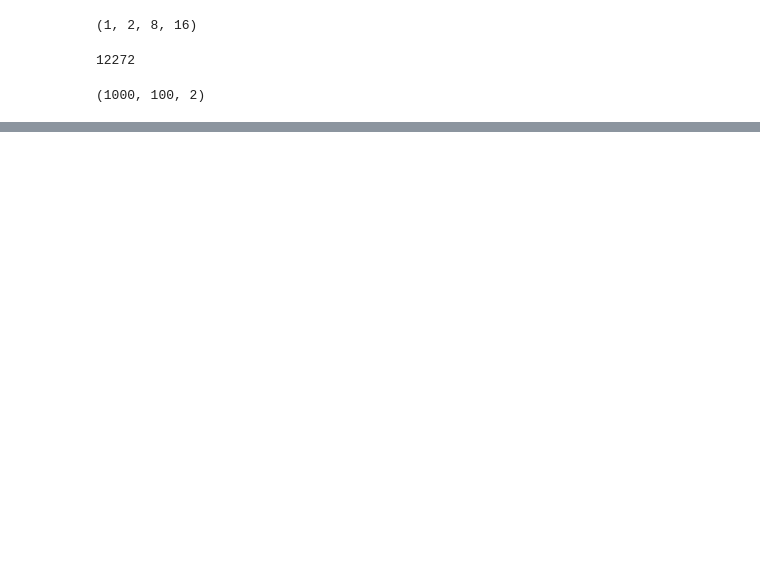
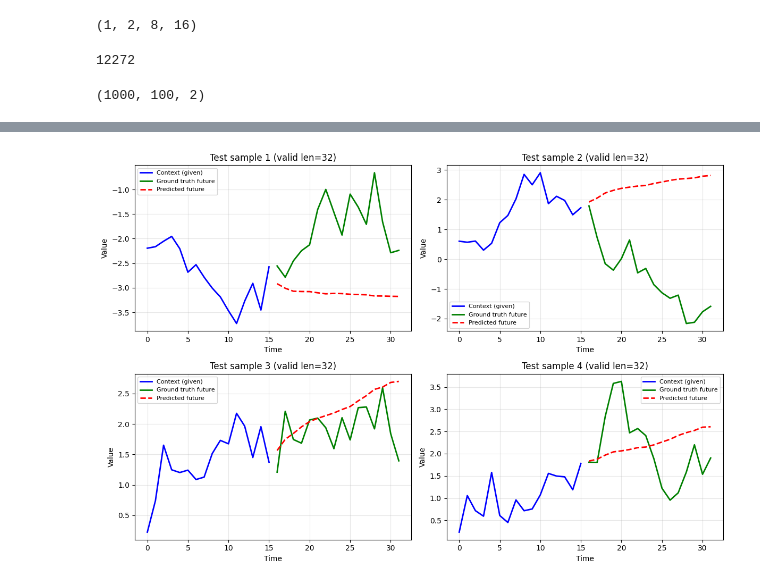
Before and after one commit to marianaw/nanoTempoPFN, a Jupyter notebook: notebooks/xlstm_playground.ipynb, the cells around one changed output, grey strips where cells are left out. Saved outputs shown, nothing was run; the diff lists cells and outputs as text; code cells hidden in the pictures; blank space fills up the shorter version.

Commit message:
First experiments

```diff
--- a/notebooks/xlstm_playground.ipynb
+++ b/notebooks/xlstm_playground.ipynb
@@ -238,0 +352,19 @@ cs.sum()/len(cs)
+# %%
+# Evaluation on test set
+def evaluate(params, n_test=100):
+    """Evaluate model on test sequences (with masking)"""
+    seqs_test, _, _ = gen(n_samples=n_test, horizon=S)
+    x_test = jnp.array(seqs_test[:, :S, :1])
+    mask_test = jnp.array(seqs_test[:, :S, -1])
+
+    preds = xlstm.apply(params, x_test, train=False)
+
+    # Masked test loss
+    target_mask = mask_test[:, 1:]
+    squared_errors = (preds[:, :-1, 0] - x_test[:, 1:, 0]) ** 2
+    test_loss = jnp.sum(squared_errors * target_mask) / (jnp.sum(target_mask) + 1e-8)
+
+    return test_loss, x_test, mask_test, preds
+
+test_loss, x_test, mask_test, preds_test = evaluate(params)
+print(f"Test MSE (masked): {test_loss:.6f}")
@@ -238,0 +373,81 @@ cs.sum()/len(cs)
+# %%
+# Autoregressive forecasting from a fixed context
+def autoregressive_forecast(params, context, n_future, full_seq_len=S):
+    """
+    Given an initial context, autoregressively predict n_future steps.
+    context: (1, context_len, 1) - initial input (can be < full_seq_len)
+
+    Uses LEFT-PADDING: context sits at the end of the input window.
+    This way, the prediction at the last position forecasts the next token.
+    """
+    context_len = context.shape[1]
+    predictions = []
+
+    # Left-pad to full sequence length if needed
+    if context_len < full_seq_len:
+        padding = jnp.zeros((1, full_seq_len - context_len, 1))
+        current_input = jnp.concatenate([padding, context], axis=1)
+    else:
+        # If context >= full_seq_len, take the last full_seq_len values
+        current_input = context[:, -full_seq_len:, :]
+
+    for _ in range(n_future):
+        # Predict: output at last position predicts next token
+        pred = xlstm.apply(params, current_input, train=False)
+        next_val = pred[0, -1, 0]
+        predictions.append(float(next_val))
+
+        # Slide window: drop first (oldest), append new prediction at end
+        current_input = jnp.concatenate([
+            current_input[:, 1:, :],
+            jnp.array([[[next_val]]])
+        ], axis=1)
+
+    return np.array(predictions)
+
+# Plot: context + autoregressive forecast vs ground truth
+fig, axes = plt.subplots(2, 2, figsize=(12, 8))
+axes = axes.flatten()
+
+context_len = 16  # Use first 16 steps as context
+n_future = S - context_len  # Predict the rest
+
+for i, ax in enumerate(axes):
+    # Get a test sequence with enough valid data
+    seq = np.array(x_test[i, :, 0])
+    mask = np.array(mask_test[i, :])
+
+    # Context (given input)
+    context = x_test[i:i+1, :context_len, :]
+
+    # Autoregressive forecast
+    forecast = autoregressive_forecast(params, context, n_future)
+
+    # Ground truth future
+    gt_future = seq[context_len:]
+
+    # Find where sequence ends (mask becomes 0)
+    valid_len = int(mask.sum())
+
+    # Plot
+    t_context = np.arange(context_len)
+    t_future = np.arange(context_len, S)
+
+    ax.plot(t_context, seq[:context_len], 'b-', linewidth=2, label='Context (given)')
+    ax.plot(t_future, gt_future, 'g-', linewidth=2, label='Ground truth future')
+    ax.plot(t_future, forecast, 'r--', linewidth=2, label='Predicted future')
+
+    # Mark where padding starts
+    if valid_len < S:
+        ax.axvline(x=valid_len, color='gray', linestyle=':', alpha=0.7, label='Seq ends (padding)')
+
+    ax.set_xlabel('Time')
+    ax.set_ylabel('Value')
+    ax.set_title(f'Test sample {i+1} (valid len={valid_len})')
+    ax.legend(loc='best', fontsize=8)
+    ax.grid(True, alpha=0.3)
+
+plt.tight_layout()
+plt.show()
+# %% [output]
+[figure, added]
```
Also changed, not shown: parts of 8 cells of this notebook, 2 other files.
